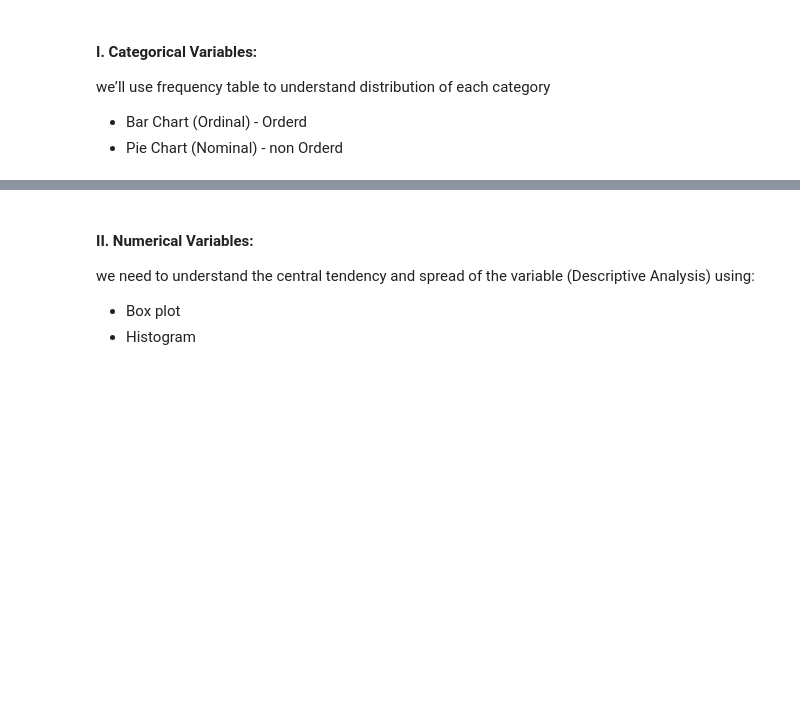
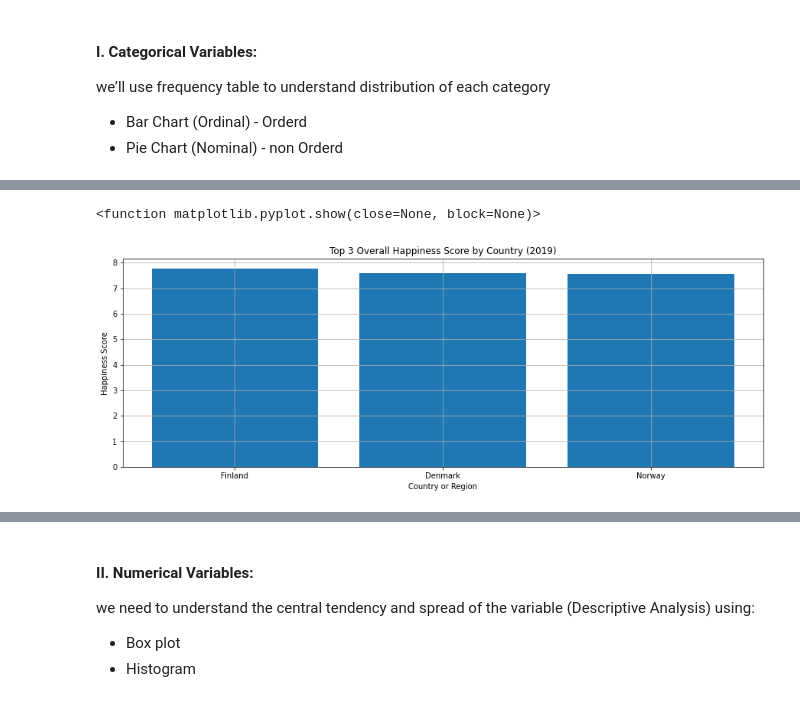
Before and after one commit to Tuwaiq-DS-ML-bootcamp-V-7/Usecase-2, a Jupyter notebook: Usecase-2.ipynb, the cells around one changed output, grey strips where cells are left out. Drawn from its saved outputs; the diff is of its cells as text; code cells hidden in the pictures; blank space fills up the shorter version.

```diff
--- a/Usecase-2.ipynb
+++ b/Usecase-2.ipynb
@@ -823,0 +856,3 @@ Method to perform uni-variate analysis will depend on whether the variable type
+# %%
+df19 = world_happiness_df[world_happiness_df['Year'] == 2019].head(3)
+df19
@@ -829,0 +874,13 @@ we’ll use frequency table to understand distribution of each category
+# %%
+plt.figure(figsize=(15, 5))
+plt.bar(df19["Country or region"], df19["Score"])
+
+plt.xlabel('Country or Region')
+plt.ylabel('Happiness Score')
+plt.title('Top 3 Overall Happiness Score by Country (2019)')
+
+plt.grid()
+plt.show
+# %% [output]
+<function matplotlib.pyplot.show(close=None, block=None)>
+[figure, added]
```
Also changed, not shown: parts of 26 cells of this notebook.
